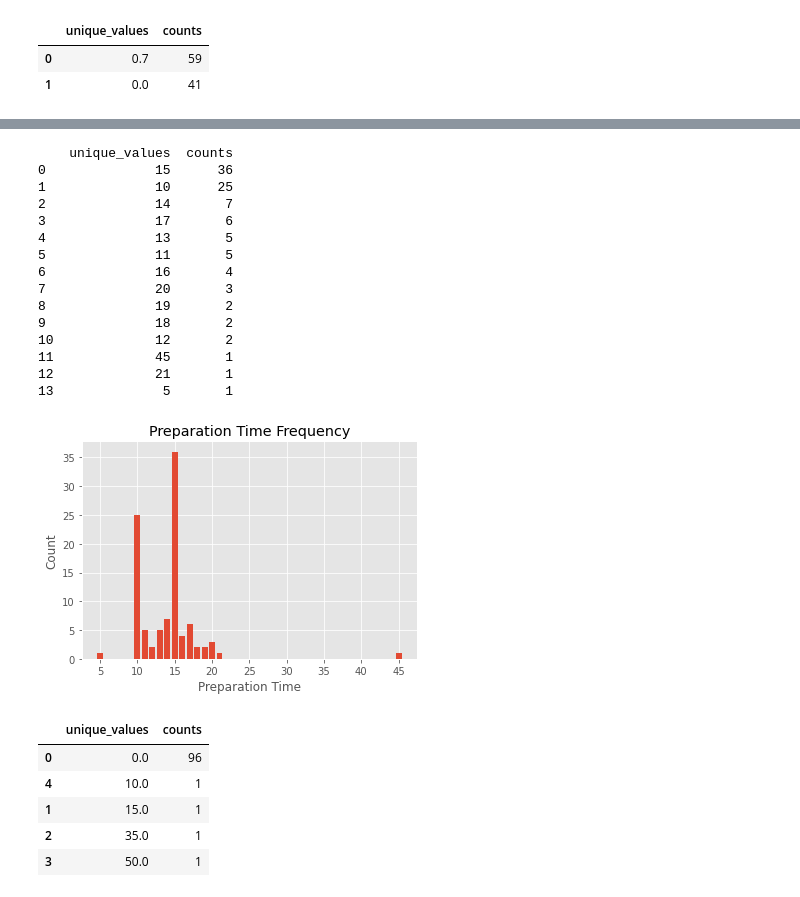
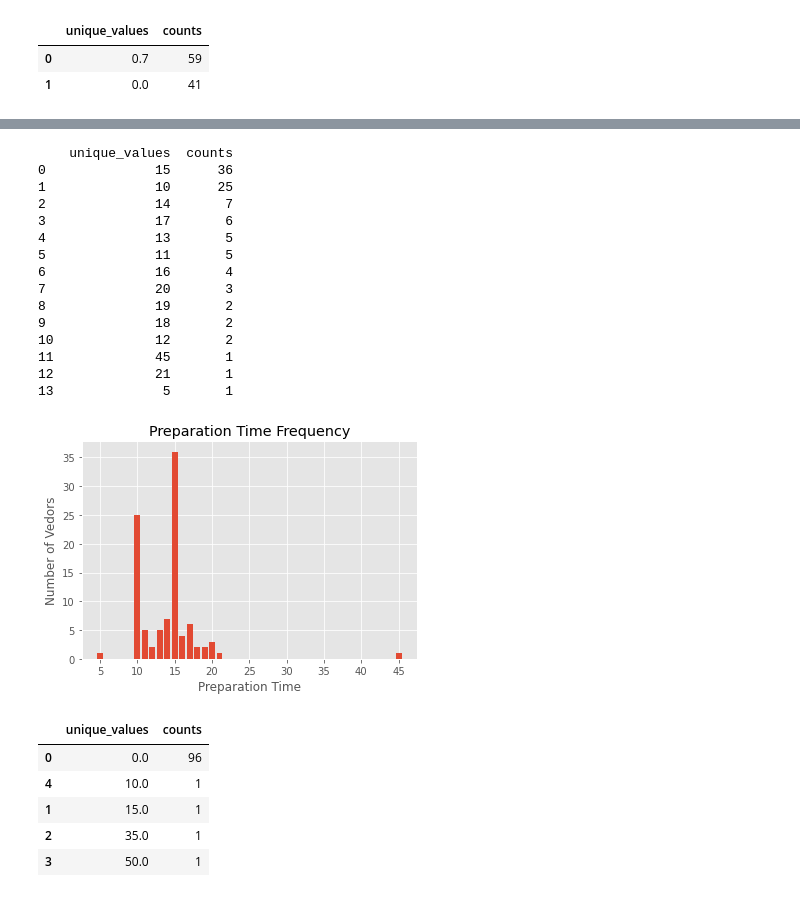
Before and after one commit to ritkumar10/RohanIntern, a Jupyter notebook: Master Data Sets.ipynb, the cells around one changed output, grey strips where cells are left out. Saved outputs shown, nothing was run; the diff lists cells and outputs as text; code cells hidden in the pictures.

```diff
--- a/Master Data Sets.ipynb
+++ b/Master Data Sets.ipynb
@@ -420,33 +432,33 @@ print(delivery_dist)
 # %%
 #prepration_time analysis
 vendor_prep_time=vendors['prepration_time'].value_counts().rename_axis('unique_values').reset_index(name='counts')
 vendor_prep_time.sort_values(by='unique_values', ascending=True)
 x=vendor_prep_time['unique_values']
 y=vendor_prep_time['counts']
 plt.bar(x,y)
 plt.grid=(True)
 plt.title("Preparation Time Frequency")
 plt.xlabel("Preparation Time")
-plt.ylabel("Count")
+plt.ylabel("Number of Vedors")
 plt.show
 print(vendor_prep_time)
 # %% [output]
     unique_values  counts
 0              15      36
 1              10      25
 2              14       7
 3              17       6
 4              13       5
 5              11       5
 6              16       4
 7              20       3
 8              19       2
 9              18       2
 10             12       2
 11             45       1
 12             21       1
 13              5       1
-[figure, old version]
+[figure, new version]
 # %%
 #discount_percentage analysis
 vendor_discount_percentage=vendors['discount_percentage'].value_counts().rename_axis('unique_values').reset_index(name='counts')
```
Also changed, not shown: parts of 39 cells of this notebook, 1 other file.
